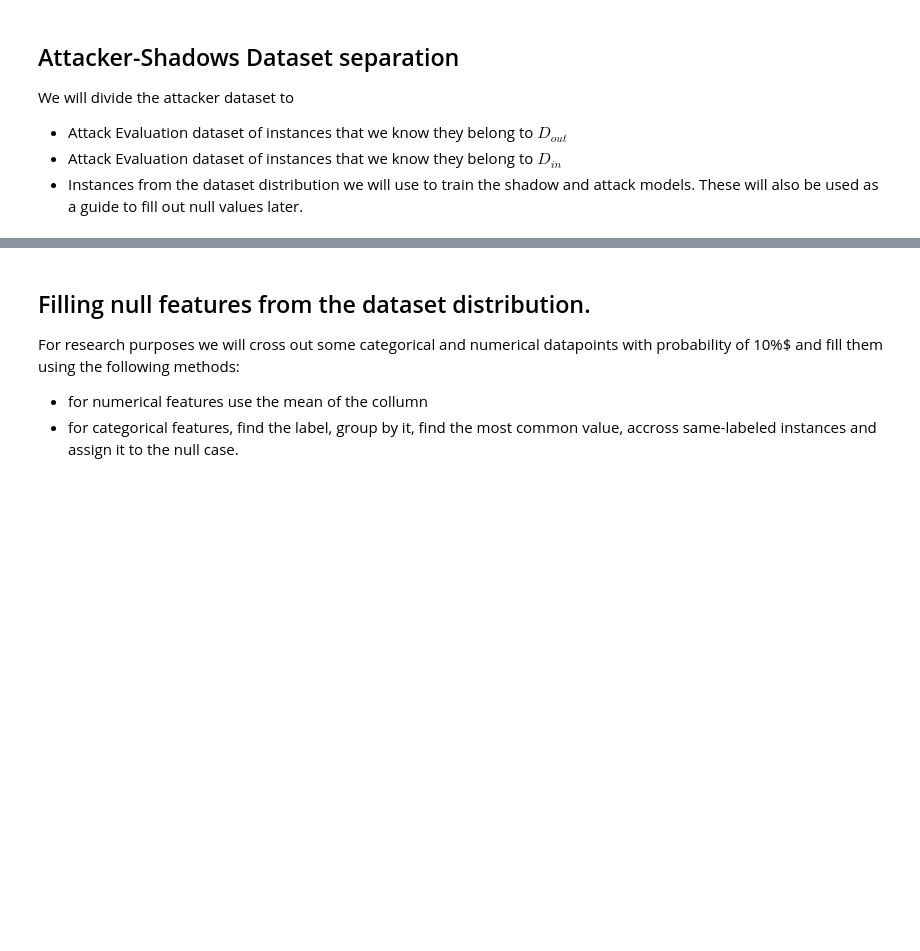
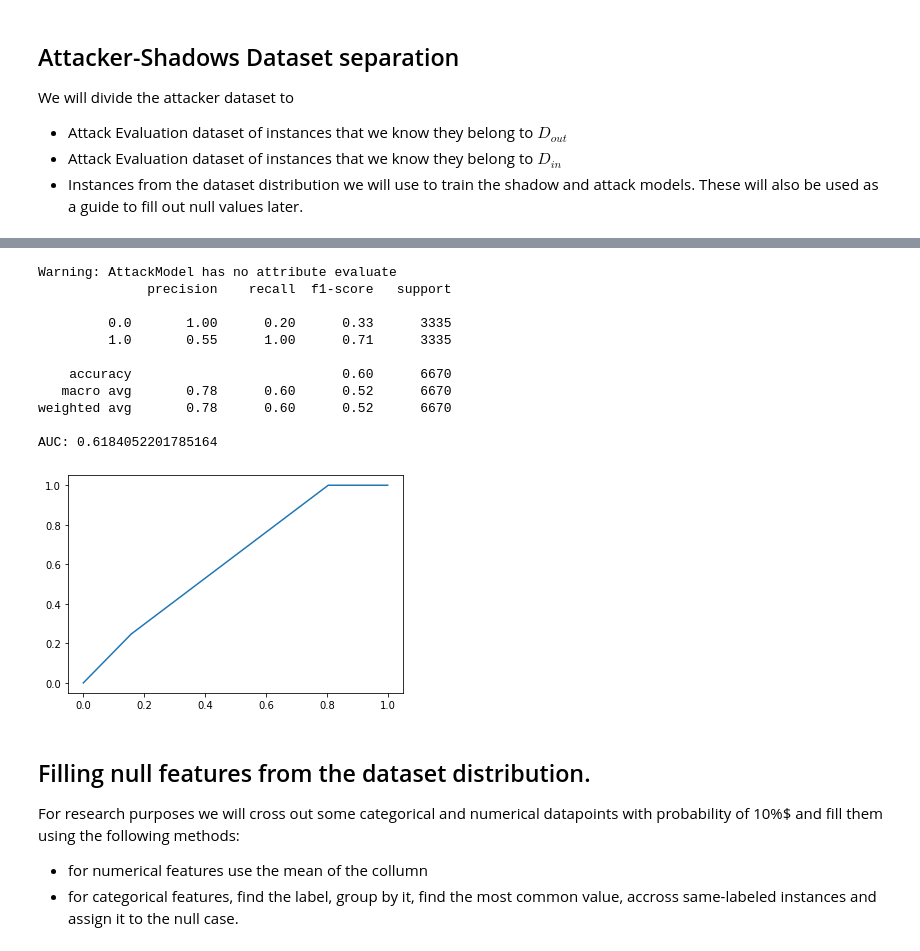
Before and after one commit to VissaMoutafis/Membership-Inference-Research, a Jupyter notebook: Code/ADULT_mia_v1.ipynb, the cells around one changed output, grey strips where cells are left out. Cells and saved outputs as stored; diff of their text form; code cells hidden in the pictures; blank space fills up the shorter version.

```diff
--- a/Code/ADULT_mia_v1.ipynb
+++ b/Code/ADULT_mia_v1.ipynb
@@ -156,0 +153,12 @@ _, X_attacker_test_in, _, y_attacker_test_in = train_test_split(X_train, y_train
+# %%
+ConfidenceVectorAttack.SHADOW_MODEL_TYPE = 'sklearn'
+ConfidenceVectorAttack.ATTACK_MODEL_TYPE = 'sklearn'
+default_attack = ConfidenceVectorAttack(
+    target_model=target_model,
+    target_dataset=(X_attacker_test_in, y_attacker_test_in),
+    attacker_dataset=(X_attacker_train, y_attacker_train),
+    attack_model_creator=f_attack,
+    shadow_creator=f_shadow,
+    n_shadows=10,
+    D_shadow_size=5000,
+    verbose=True)
@@ -157,3 +185,21 @@ _, X_attacker_test_in, _, y_attacker_test_in = train_test_split(X_train, y_train
+# %%
+D_in = attack_model.prepare_batch(target_model, X_attacker_test_in, y_attacker_test_in, True)
+D_out = attack_model.prepare_batch(target_model, X_attacker_test_out[:3335], y_attacker_test_out[:3335], False)
+D_all = np.concatenate((D_in, D_out))
+default_attack.attack_model.evaluate(D_all[:, :-1], D_all[:, -1], verbose=1)
+# %% [output]
+Warning: AttackModel has no attribute evaluate
+              precision    recall  f1-score   support
+
+         0.0       1.00      0.20      0.33      3335
+         1.0       0.55      1.00      0.71      3335
+
+    accuracy                           0.60      6670
+   macro avg       0.78      0.60      0.52      6670
+weighted avg       0.78      0.60      0.52      6670
+
+AUC: 0.6184052201785164
+[figure, added]
 # %% [markdown]
 ## Filling null features from the dataset distribution.
 
```
Also changed, not shown: parts of 15 cells of this notebook, 2 other files.
